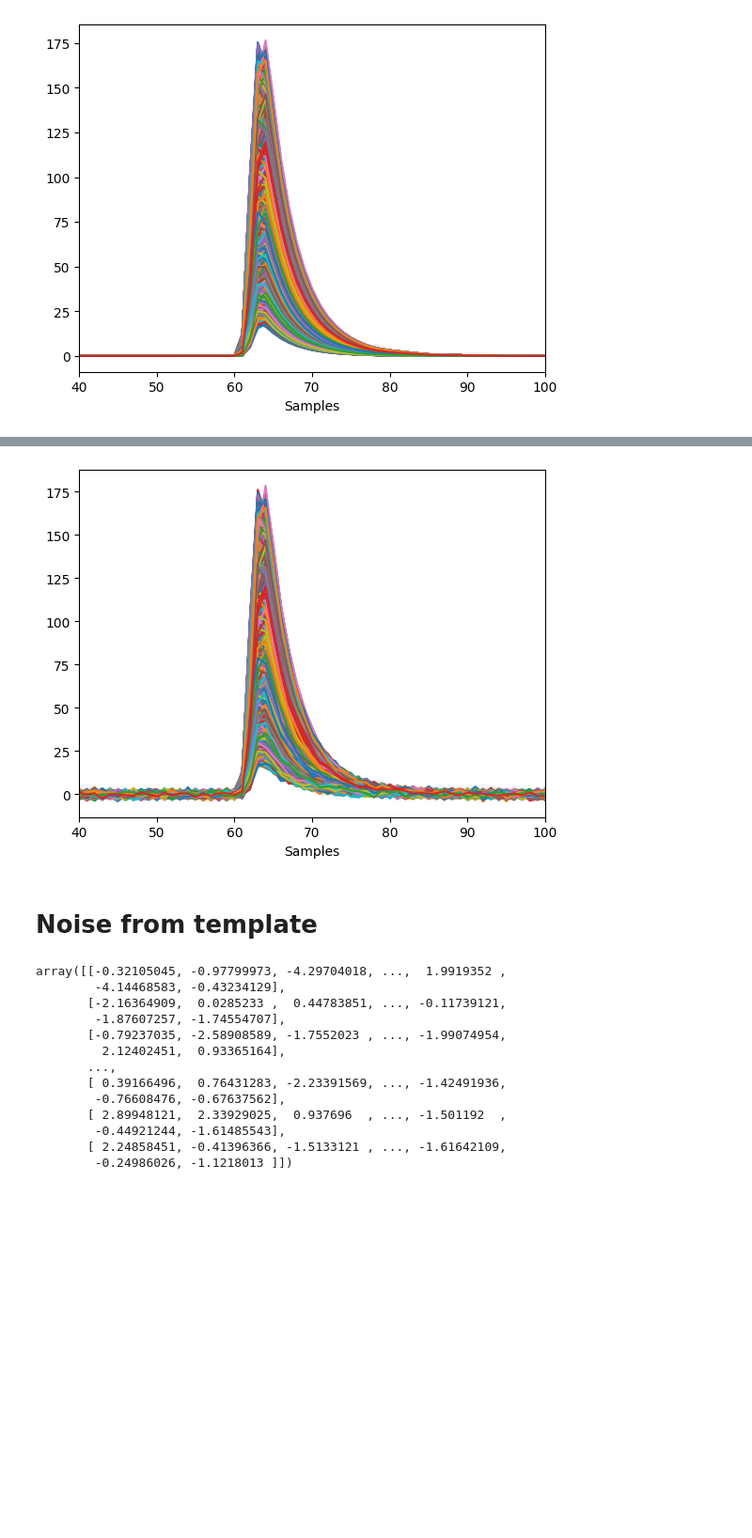
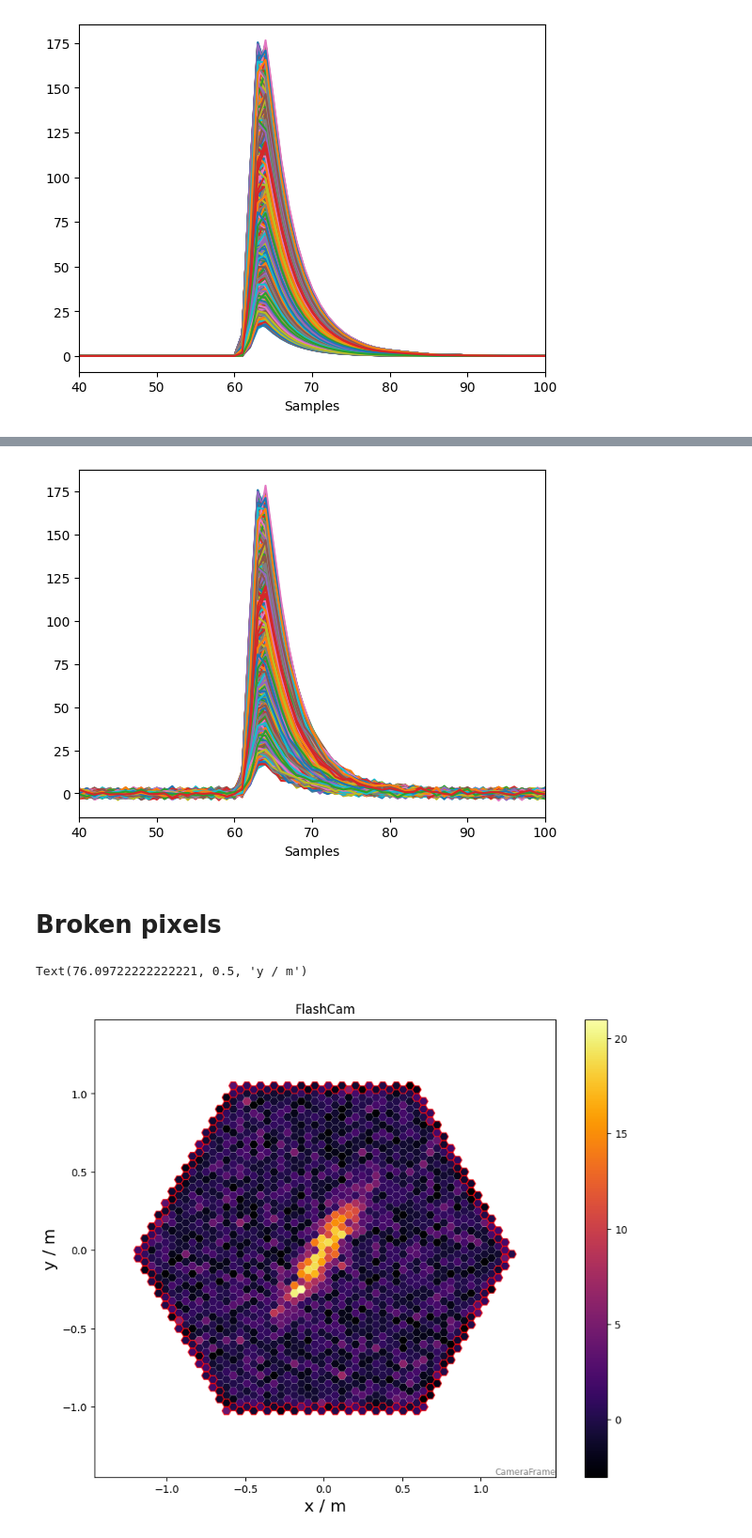
Before and after one commit to clara-escanuela/flashcam-simulation, a Jupyter notebook: tutorials/noise.ipynb, the cells around one changed output, grey strips where cells are left out. Shown at 94% size. Saved outputs shown, nothing was run; the diff lists cells and outputs as text; code cells hidden in the pictures; blank space fills up the shorter version.

```diff
--- a/tutorials/noise.ipynb
+++ b/tutorials/noise.ipynb
@@ -41,4 +52,8 @@ noisy_waveform = GaussianNoise().add_to_readout(waveform)
 # %%
+# Adding gaussian noise
+
+noisy_waveform = GaussianNoise().add_to_readout(waveform)
+
 plt.figure()
 
 plt.plot(noisy_waveform.T)
@@ -47,22 +62,26 @@ plt.xlim(40, 100)
 plt.xlabel("Samples")
 plt.show()
 # %% [output]
-[figure, old version]
+[figure, new version]
-# %% [markdown]
-# Noise from template
-# %%
-np.reshape(np.random.normal(0, 2, 1764*128), (128, 1764))
-# %% [output]
-array([[-0.32105045, -0.97799973, -4.29704018, ...,  1.9919352 ,
-        -4.14468583, -0.43234129],
-       [-2.16364909,  0.0285233 ,  0.44783851, ..., -0.11739121,
-        -1.87607257, -1.74554707],
-       [-0.79237035, -2.58908589, -1.7552023 , ..., -1.99074954,
-         2.12402451,  0.93365164],
-       ...,
-       [ 0.39166496,  0.76431283, -2.23391569, ..., -1.42491936,
-        -0.76608476, -0.67637562],
-       [ 2.89948121,  2.33929025,  0.937696  , ..., -1.501192  ,
-        -0.44921244, -1.61485543],
-       [ 2.24858451, -0.41396366, -1.5133121 , ..., -1.61642109,
-        -0.24986026, -1.1218013 ]])
+# %% [markdown]
+# Broken pixels
+# %%
+image, signal, noise, time = get_toy_image(1*u.rad, 0*u.m, 0*u.m, 0.06*u.m, 0.3*u.m, 1000, 10*u.ns/u.m, 1*u.ns, subarray, nsb_level_pe=3)
+# %%
+geometry = subarray.tel[10].camera.geometry
+broken_pixels = broken_pixels(geometry).camera_border(1)
+# %%
+
+fig, ax = plt.subplots(figsize=(10, 8))
+
+display = CameraDisplay(geometry)
+
+display.image = image
+display.add_colorbar()
+display.highlight_pixels(broken_pixels, color="red", linewidth=1)
+
+plt.xlabel('x / m', fontsize=16)
+plt.ylabel('y / m', fontsize=16)
+# %% [output]
+Text(76.09722222222221, 0.5, 'y / m')
+[figure, added]
```
Also changed, not shown: parts of 11 cells of this notebook, 3 other files.
